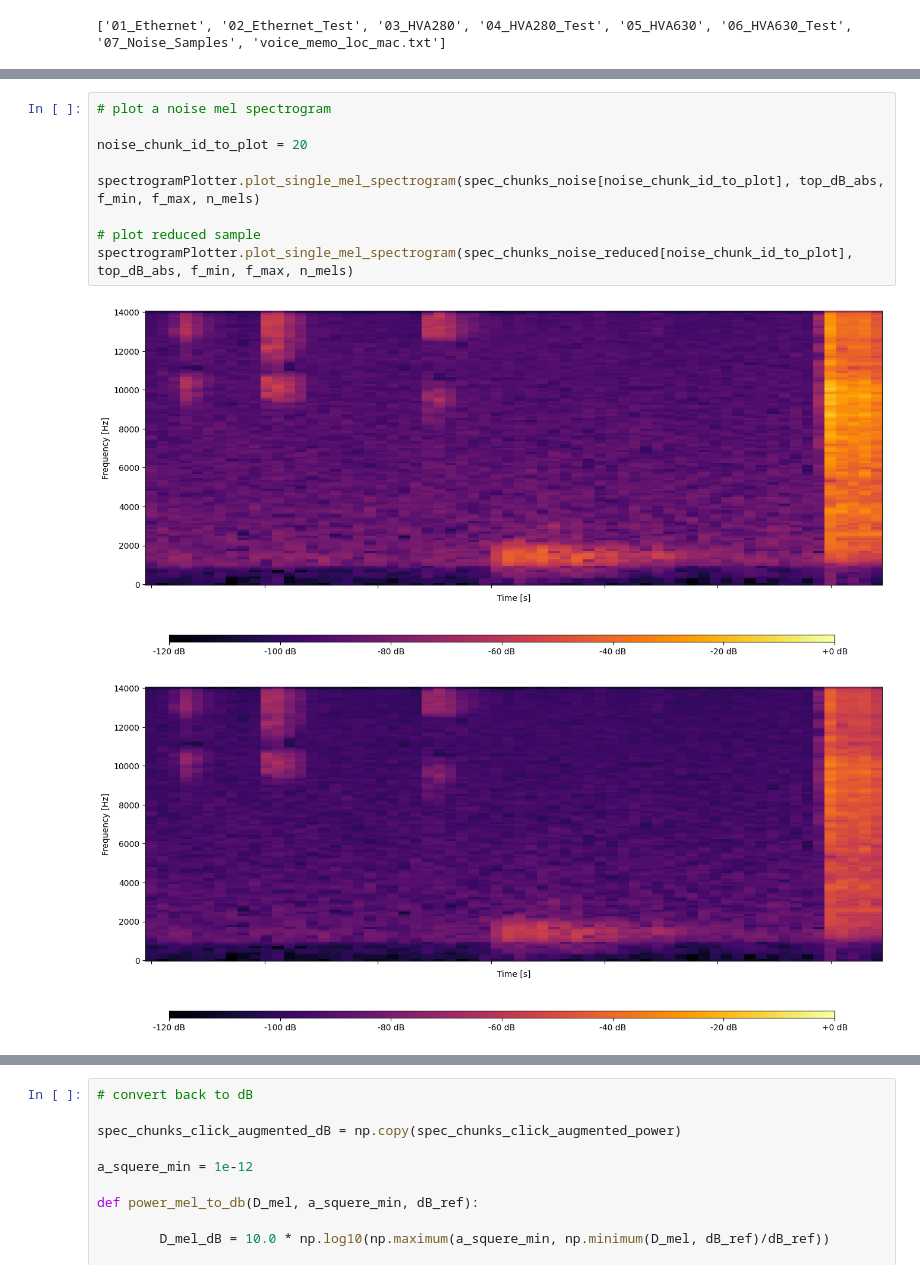
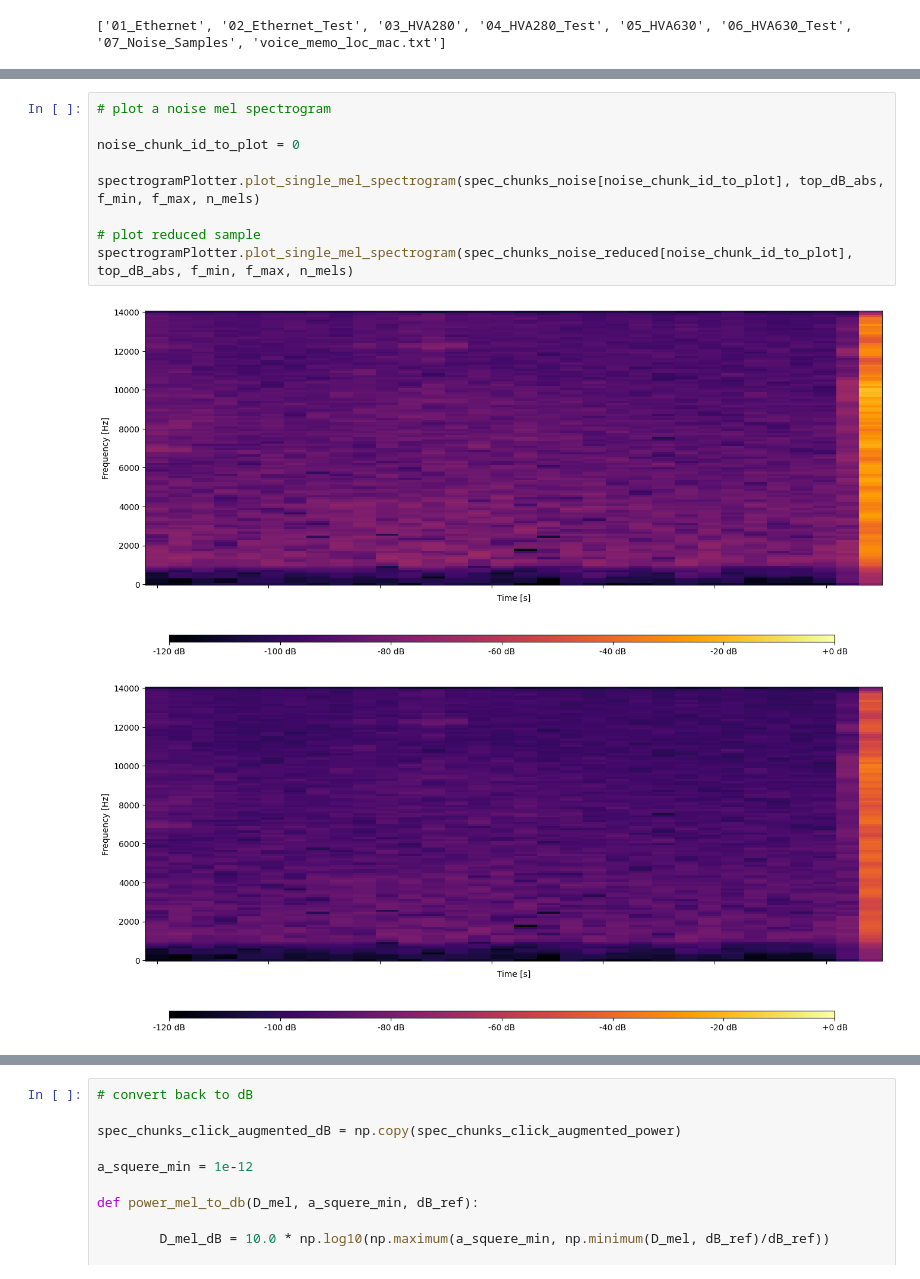
Before and after one commit to matteoseidl/Electrical_Connector_Click-Event_Detection, a Jupyter notebook: 02_Data_Augmentation/mixClicksWithRecordedNose.ipynb, the cells around one changed output, grey strips where cells are left out. Drawn from its saved outputs; the diff is of its cells as text.

```diff
--- a/02_Data_Augmentation/mixClicksWithRecordedNose.ipynb
+++ b/02_Data_Augmentation/mixClicksWithRecordedNose.ipynb
@@ -182,15 +189,15 @@ positive samples: 0
 # %%
 # plot a noise mel spectrogram
 
-noise_chunk_id_to_plot = 20
+noise_chunk_id_to_plot = 0
 
 spectrogramPlotter.plot_single_mel_spectrogram(spec_chunks_noise[noise_chunk_id_to_plot], top_dB_abs, f_min, f_max, n_mels)
 
 # plot reduced sample
 spectrogramPlotter.plot_single_mel_spectrogram(spec_chunks_noise_reduced[noise_chunk_id_to_plot], top_dB_abs, f_min, f_max, n_mels)
 # %% [output]
-[figure, old version]
+[figure, new version]
-[figure, old version]
+[figure, new version]
 # %%
 # convert back from dB to power
 
```
Also changed, not shown: parts of 8 cells of this notebook.
